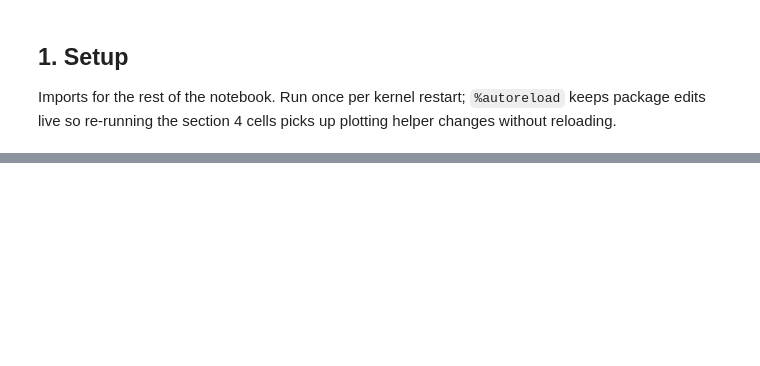
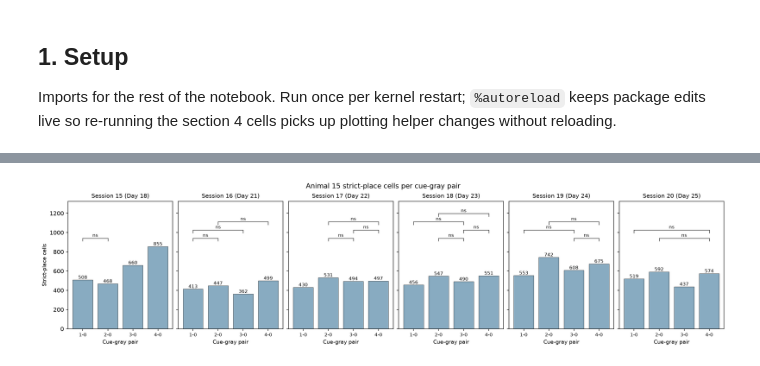
Before and after one commit to Sun-Lab-NBB/sollertia-forgery, a Jupyter notebook: src/sollertia_forgery/analysis/notebooks/tuning.ipynb, the cells around one changed output, grey strips where cells are left out. Cells and saved outputs as stored; diff of their text form; code cells hidden in the pictures; blank space fills up the shorter version.

```diff
--- a/src/sollertia_forgery/analysis/notebooks/tuning.ipynb
+++ b/src/sollertia_forgery/analysis/notebooks/tuning.ipynb
@@ -188,0 +143,11 @@ plt.show()
+# %%
+plot_cue_pair_place_counts(
+    sessions=sessions,
+    trial_type=trial_type,
+    animal_id=ANIMAL,
+    display_sessions=DISPLAY_SESSIONS,
+    figure_dpi=150,
+)
+plt.show()
+# %% [output]
+[figure, added]
```
Also changed, not shown: parts of 26 cells of this notebook, 13 other files.
